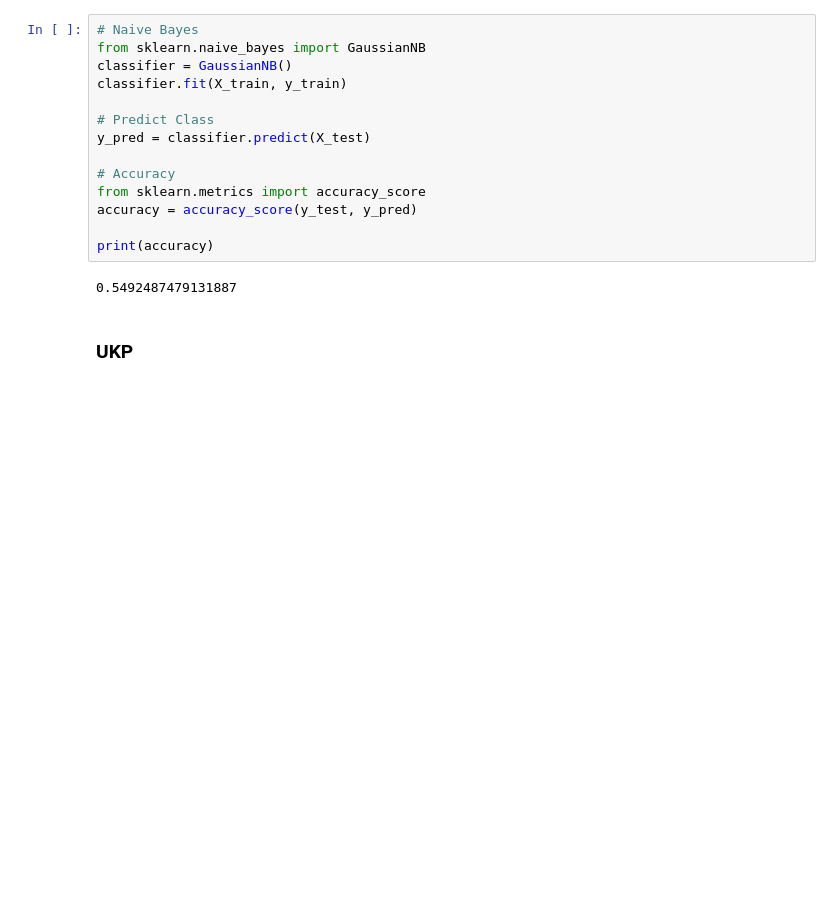
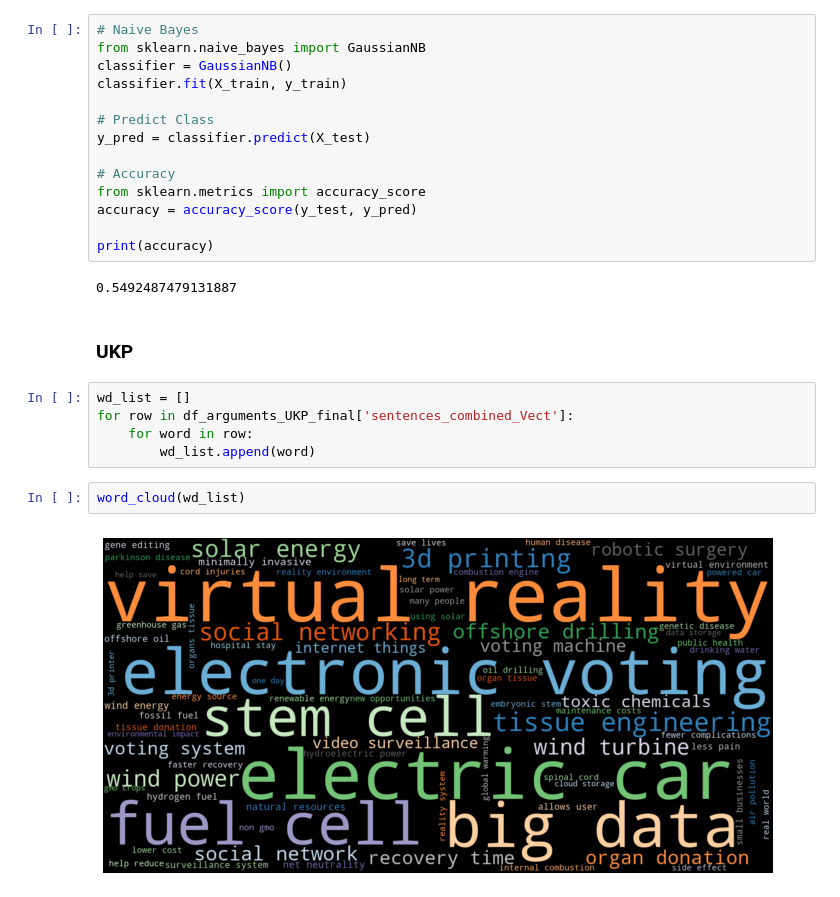
Before and after one commit to adrianoduque97/argument-minning, a Jupyter notebook: ArgumentMinning_TFM.ipynb, the cells around one changed output. Saved outputs shown, nothing was run; the diff lists cells and outputs as text; blank space fills up the shorter version.

```diff
--- a/ArgumentMinning_TFM.ipynb
+++ b/ArgumentMinning_TFM.ipynb
@@ -1127,3 +1151,12 @@ print(accuracy)
 0.5492487479131887
 # %% [markdown]
 ### UKP
+# %%
+wd_list = []
+for row in df_arguments_UKP_final['sentences_combined_Vect']:
+    for word in row:
+        wd_list.append(word)
+# %%
+word_cloud(wd_list)
+# %% [output]
+[figure, added]
```
Also changed, not shown: parts of 5 cells of this notebook.
